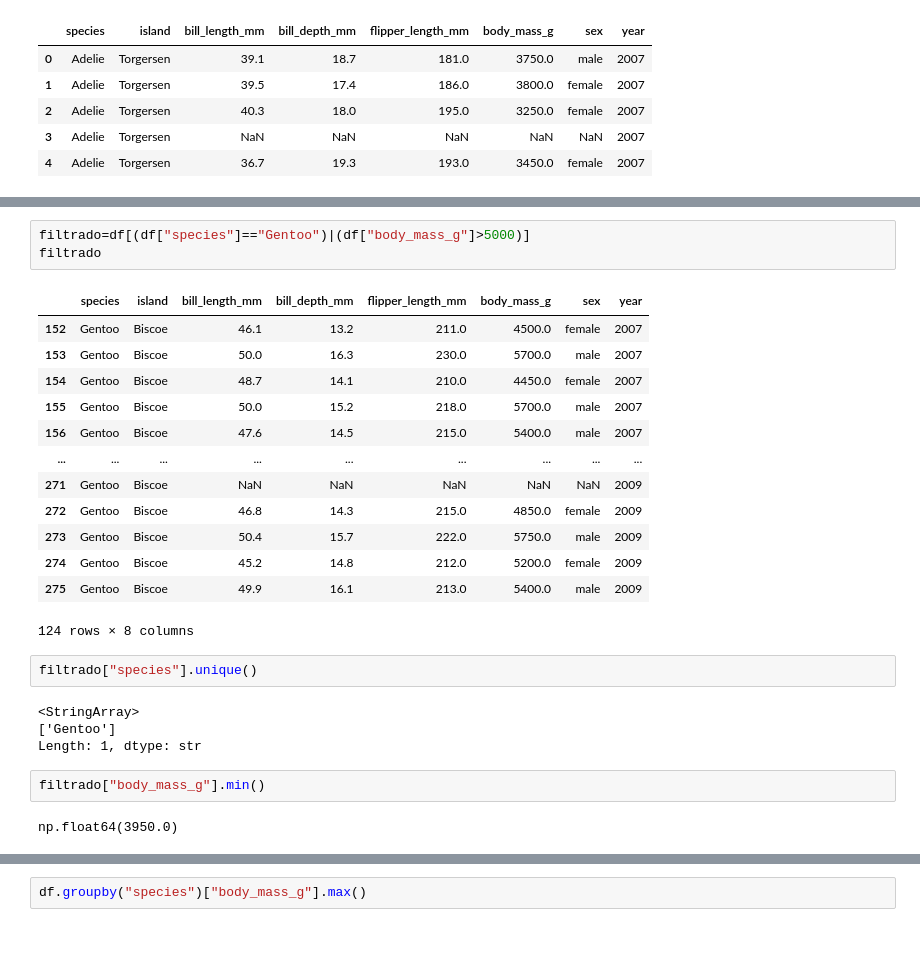
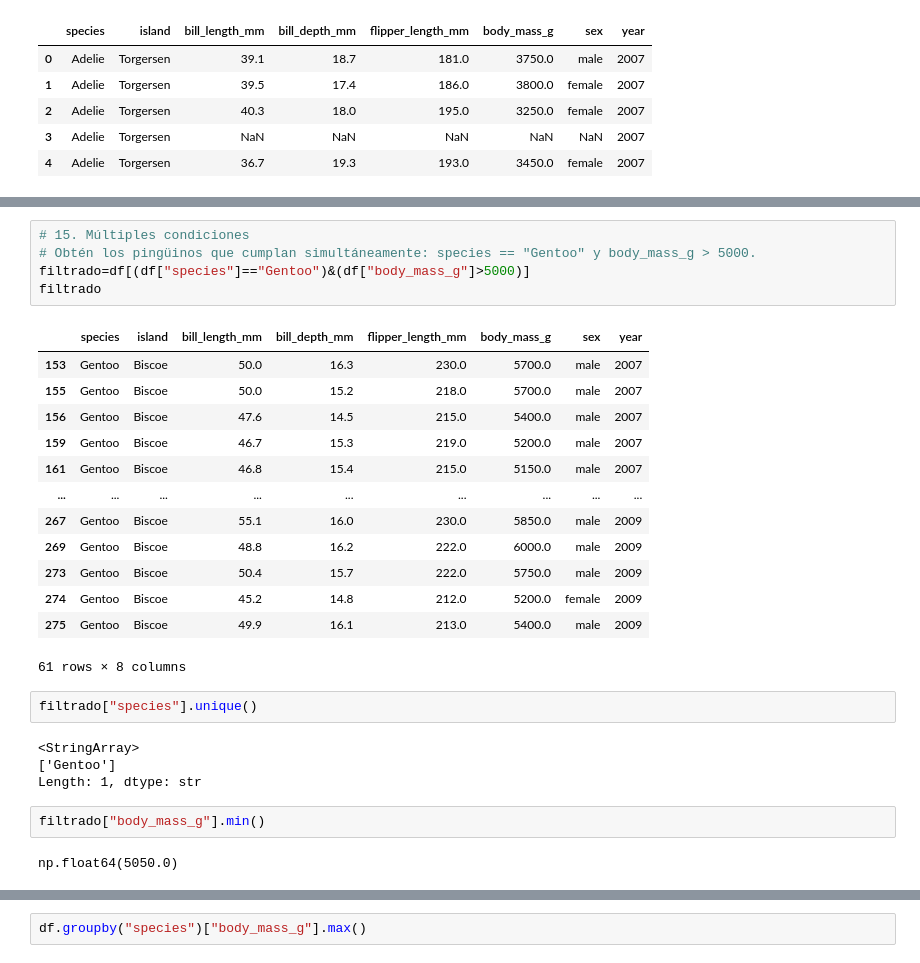
Before and after one commit to munbay23k-coder/datasience-g8-jp, a Jupyter notebook: 01-python-intro/notebooks/18-pandas_ejercicio.ipynb, the cells around one changed output, grey strips where cells are left out. Cells and saved outputs as stored; diff of their text form.

```diff
--- a/01-python-intro/notebooks/18-pandas_ejercicio.ipynb
+++ b/01-python-intro/notebooks/18-pandas_ejercicio.ipynb
@@ -93,20 +215,22 @@ Name: count, dtype: int64
 # %%
-filtrado=df[(df["species"]=="Gentoo")|(df["body_mass_g"]>5000)]
+# 15. Múltiples condiciones
+# Obtén los pingüinos que cumplan simultáneamente: species == "Gentoo" y body_mass_g > 5000.
+filtrado=df[(df["species"]=="Gentoo")&(df["body_mass_g"]>5000)]
 filtrado
 # %% [output]
 |  | species | island | bill_length_mm | bill_depth_mm | flipper_length_mm | body_mass_g | sex | year |
-| 152 | Gentoo | Biscoe | 46.1 | 13.2 | 211.0 | 4500.0 | female | 2007 |
 | 153 | Gentoo | Biscoe | 50.0 | 16.3 | 230.0 | 5700.0 | male | 2007 |
-| 154 | Gentoo | Biscoe | 48.7 | 14.1 | 210.0 | 4450.0 | female | 2007 |
 | 155 | Gentoo | Biscoe | 50.0 | 15.2 | 218.0 | 5700.0 | male | 2007 |
 | 156 | Gentoo | Biscoe | 47.6 | 14.5 | 215.0 | 5400.0 | male | 2007 |
+| 159 | Gentoo | Biscoe | 46.7 | 15.3 | 219.0 | 5200.0 | male | 2007 |
+| 161 | Gentoo | Biscoe | 46.8 | 15.4 | 215.0 | 5150.0 | male | 2007 |
 | ... | ... | ... | ... | ... | ... | ... | ... | ... |
-| 271 | Gentoo | Biscoe | NaN | NaN | NaN | NaN | NaN | 2009 |
-| 272 | Gentoo | Biscoe | 46.8 | 14.3 | 215.0 | 4850.0 | female | 2009 |
+| 267 | Gentoo | Biscoe | 55.1 | 16.0 | 230.0 | 5850.0 | male | 2009 |
+| 269 | Gentoo | Biscoe | 48.8 | 16.2 | 222.0 | 6000.0 | male | 2009 |
 | 273 | Gentoo | Biscoe | 50.4 | 15.7 | 222.0 | 5750.0 | male | 2009 |
 | 274 | Gentoo | Biscoe | 45.2 | 14.8 | 212.0 | 5200.0 | female | 2009 |
 | 275 | Gentoo | Biscoe | 49.9 | 16.1 | 213.0 | 5400.0 | male | 2009 |
-124 rows × 8 columns
+61 rows × 8 columns
 # %%
 filtrado["species"].unique()
 # %% [output]
@@ -116,4 +240,4 @@ Length: 1, dtype: str
 # %%
 filtrado["body_mass_g"].min()
 # %% [output]
-np.float64(3950.0)
+np.float64(5050.0)
```
Also changed, not shown: parts of 41 cells of this notebook, 8 other files.
